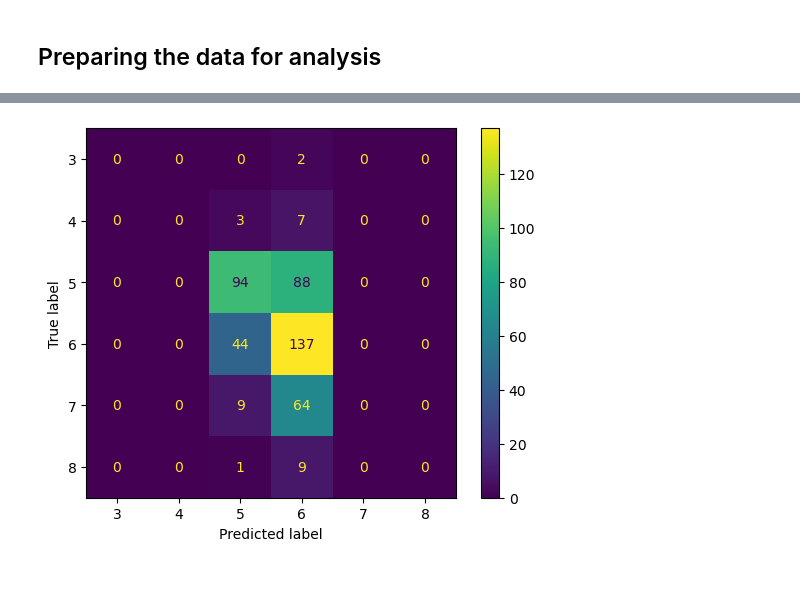
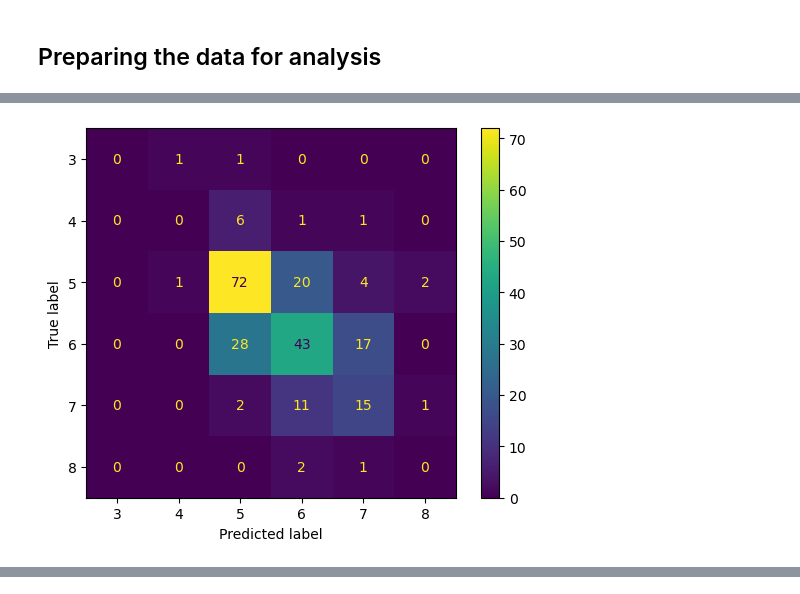
Before and after one commit to lilawr/415-portfolio-project-24, a Jupyter notebook: Wine_Quality_Hyperparameter_Optimization.ipynb, the cells around one changed output, grey strips where cells are left out. Drawn from its saved outputs; the diff is of its cells as text; code cells hidden in the pictures.

```diff
--- a/Wine_Quality_Hyperparameter_Optimization.ipynb
+++ b/Wine_Quality_Hyperparameter_Optimization.ipynb
@@ -197,12 +224,6 @@ models = {
     "naive_bayes": GaussianNB()
 }
 # %%
-#def calc_accuracy(cm):
-#    return sum(cm[i][i] for i in range(len(cm))) / sum(sum(row) for row in cm)
-
-#def calc_miss_class_rate(cm):
-#    return 1 - calc_accuracy(cm)
-
 def accuracy_scores(cm):
     class_accuracies = np.diag(cm) / np.sum(cm, axis=1)
     return class_accuracies
@@ -248,47 +269,49 @@ def calc_sensitivity(cm):
 overall_results = []
 raw_results = []
 
-for key in models.keys():
-    print(key)
+def run():
+    for key in models.keys():
+        print(key)
 
-    # 1 Fit the classifier model
-    current_model = models[key]
-    current_model.fit(X_train, y_train)
+        # 1 Fit the classifier model
+        current_model = models[key]
+        current_model.fit(X_train_resampled, y_train_resampled)
 
-    #2 Prediction  on test set
-    predictions = current_model.predict(X_test)
+        #2 Prediction  on test set
+        predictions = current_model.predict(X_test)
 
 
-    #3 Calculate some performance metrics to view and compare
-    cm = confusion_matrix(y_test, predictions)
-    #print(cm)
+        #3 Calculate some performance metrics to view and compare
+        cm = confusion_matrix(y_test, predictions)
+        #print(cm)
 
-    #Filter the classes incase any are missing
-    test_classes = [x for x in current_model.classes_ if x in y_test.unique()]
-    disp = ConfusionMatrixDisplay(confusion_matrix=cm, display_labels=test_classes)
-    precision_raw = calc_precision(cm)
-    recall_raw = calc_sensitivity(cm)
-    true_negative_rate_raw = calc_specificity(cm)
+        #Filter the classes incase any are missing
+        test_classes = [x for x in current_model.classes_ if x in y_test.unique()]
+        disp = ConfusionMatrixDisplay(confusion_matrix=cm, display_labels=test_classes)
+        precision_raw = calc_precision(cm)
+        recall_raw = calc_sensitivity(cm)
+        true_negative_rate_raw = calc_specificity(cm)
 
-    overall_results.append({
-        "model": key,
-        "accuracy_score": accuracy_score(y_test, predictions),
-        "precision": np.mean(precision_raw),
-        "recall": np.mean(recall_raw),
-        "true_negative_rate": np.mean(true_negative_rate_raw),
-    })
-    #print(pd.DataFrame(overall_results))
+        overall_results.append({
+            "model": key,
+            "accuracy_score": accuracy_score(y_test, predictions),
+            "precision": np.mean(precision_raw),
+            "recall": np.mean(recall_raw),
+            "true_negative_rate": np.mean(true_negative_rate_raw),
+        })
+        #print(pd.DataFrame(overall_results))
 
-    raw_results.append({
-        "model": key,
-        "accuracy_raw": accuracy_scores(cm),
-        "precision_raw": precision_raw,
-        "recall_raw": recall_raw,
-        "true_negative_rate_raw": true_negative_rate_raw,
-        "test_class": test_classes
-    })
-    #print(pd.DataFrame(raw_results))
+        raw_results.append({
+            "model": key,
+            "accuracy_raw": accuracy_scores(cm),
+            "precision_raw": precision_raw,
+            "recall_raw": recall_raw,
+            "true_negative_rate_raw": true_negative_rate_raw,
+            "test_class": test_classes
+        })
+        #print(pd.DataFrame(raw_results))
+        disp.plot()
+        plt.show()
 
-    disp.plot()
-    plt.show()
+run()
 # %% [output]
@@ -295,0 +319 @@ logistic_regression
+[figure, new version]
@@ -303 +320,0 @@ Please also refer to the documentation for alternative solver options:
-[figure, old version]
```
Also changed, not shown: parts of 29 cells of this notebook.
